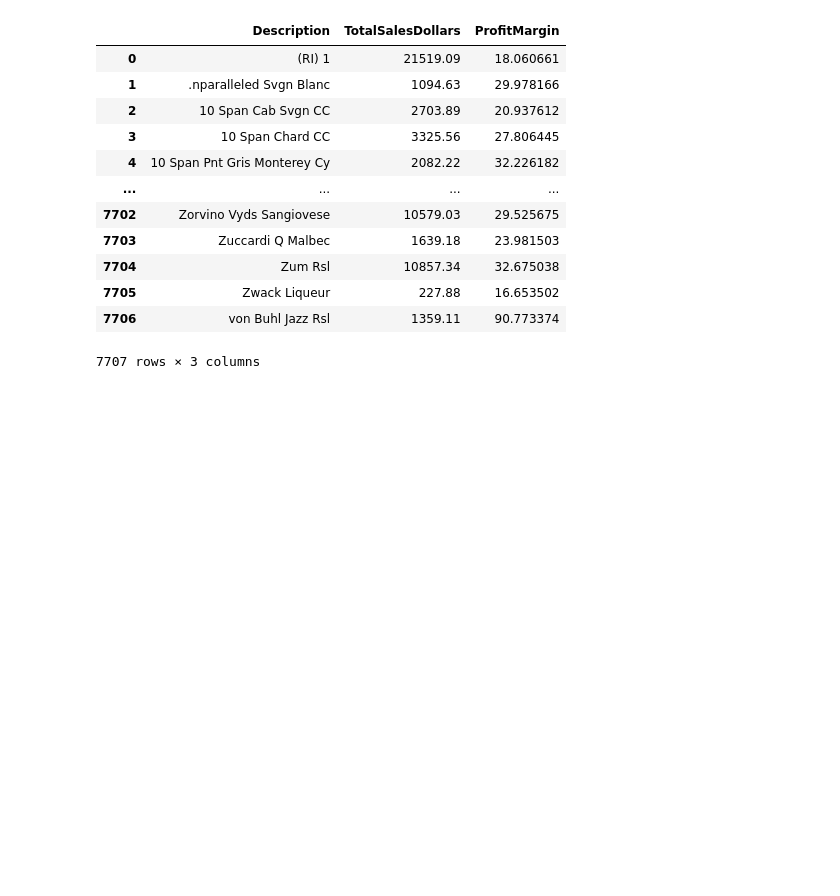
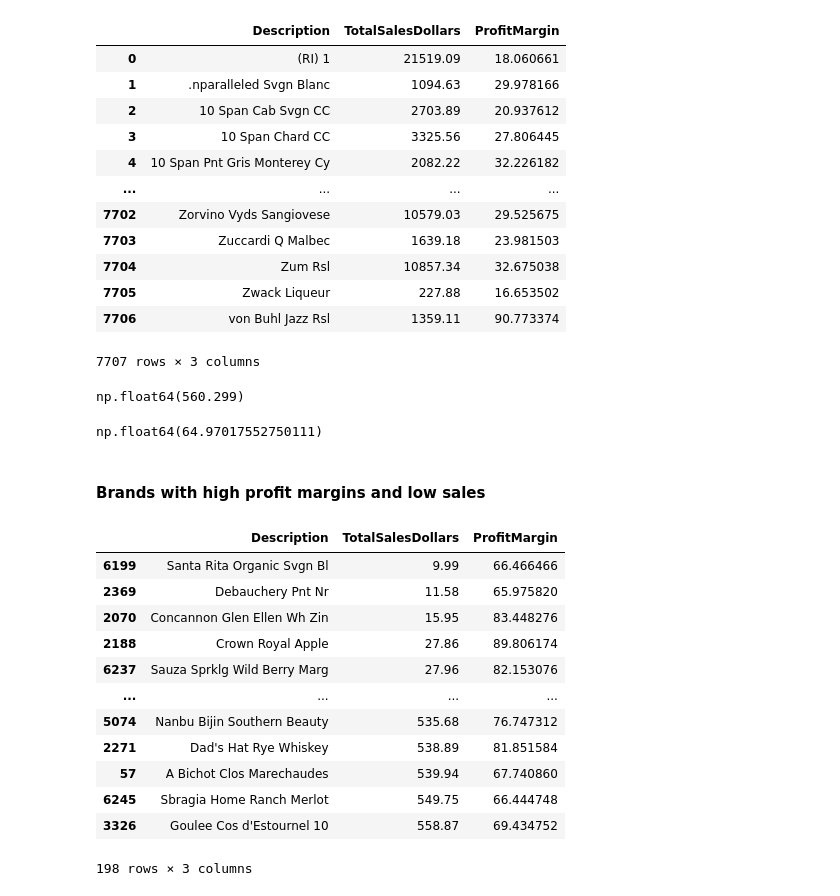
Before and after one commit to fahim-ysr/Vendor-Performance-Analysis, a Jupyter notebook: Exploratory Data Analysis.ipynb, the cells around one changed output. Cells and saved outputs as stored; diff of their text form; code cells hidden in the pictures; blank space fills up the shorter version.

```diff
--- a/Exploratory Data Analysis.ipynb
+++ b/Exploratory Data Analysis.ipynb
@@ -214,0 +217,4 @@ brand_performance
+# %%
+low_sales_threshold
+# %% [output]
+np.float64(560.299)
@@ -214,0 +223,6 @@ brand_performance
+# %%
+high_margin_threshold
+# %% [output]
+np.float64(64.97017552750111)
+# %% [markdown]
+#### Brands with high profit margins and low sales
@@ -214,0 +234,16 @@ brand_performance
+# %%
+display(target_brands.sort_values("TotalSalesDollars"))
+# %% [output]
+|  | Description | TotalSalesDollars | ProfitMargin |
+| 6199 | Santa Rita Organic Svgn Bl | 9.99 | 66.466466 |
+| 2369 | Debauchery Pnt Nr | 11.58 | 65.975820 |
+| 2070 | Concannon Glen Ellen Wh Zin | 15.95 | 83.448276 |
+| 2188 | Crown Royal Apple | 27.86 | 89.806174 |
+| 6237 | Sauza Sprklg Wild Berry Marg | 27.96 | 82.153076 |
+| ... | ... | ... | ... |
+| 5074 | Nanbu Bijin Southern Beauty | 535.68 | 76.747312 |
+| 2271 | Dad's Hat Rye Whiskey | 538.89 | 81.851584 |
+| 57 | A Bichot Clos Marechaudes | 539.94 | 67.740860 |
+| 6245 | Sbragia Home Ranch Merlot | 549.75 | 66.444748 |
+| 3326 | Goulee Cos d'Estournel 10 | 558.87 | 69.434752 |
+198 rows × 3 columns
```
Also changed, not shown: parts of 11 cells of this notebook.
